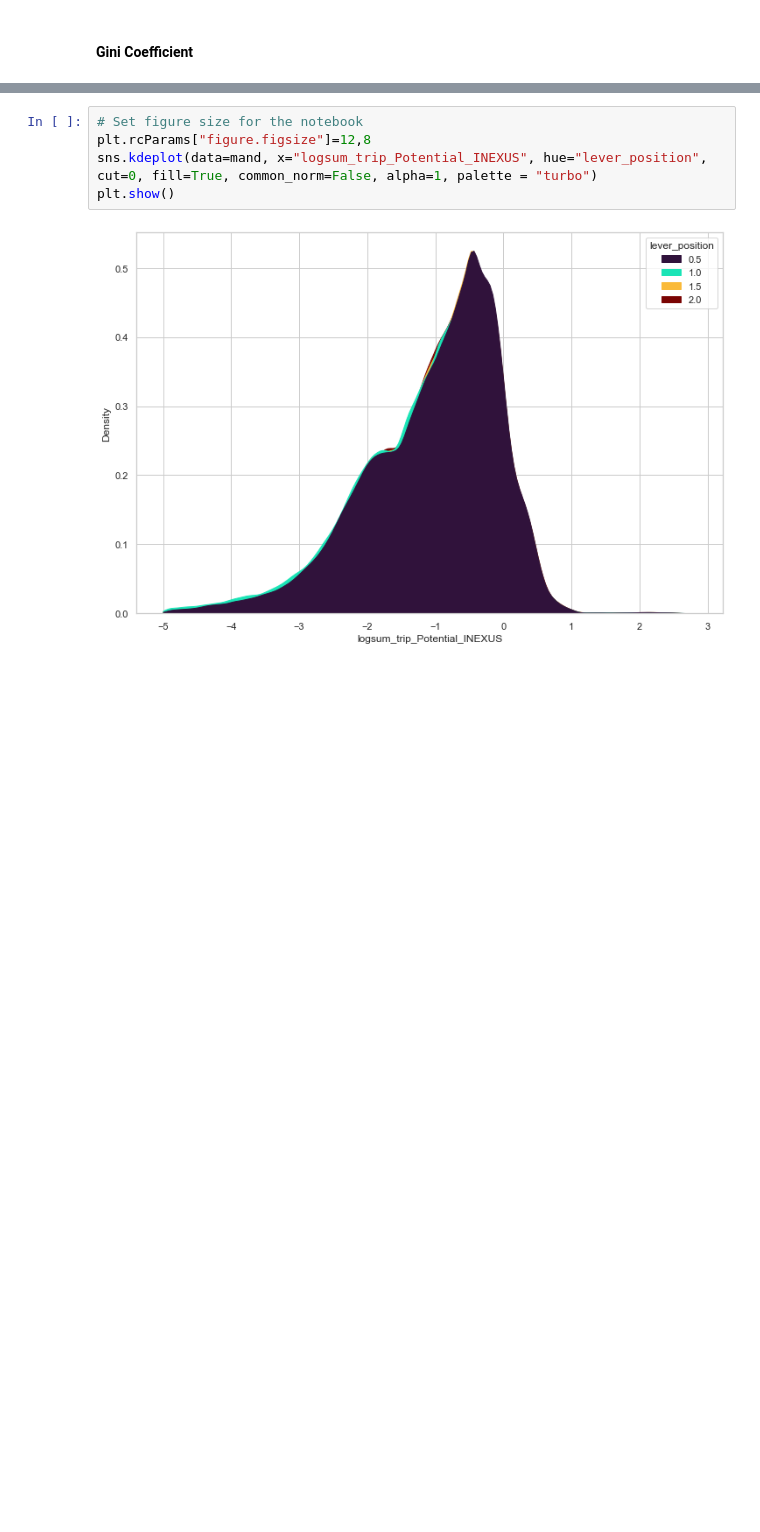
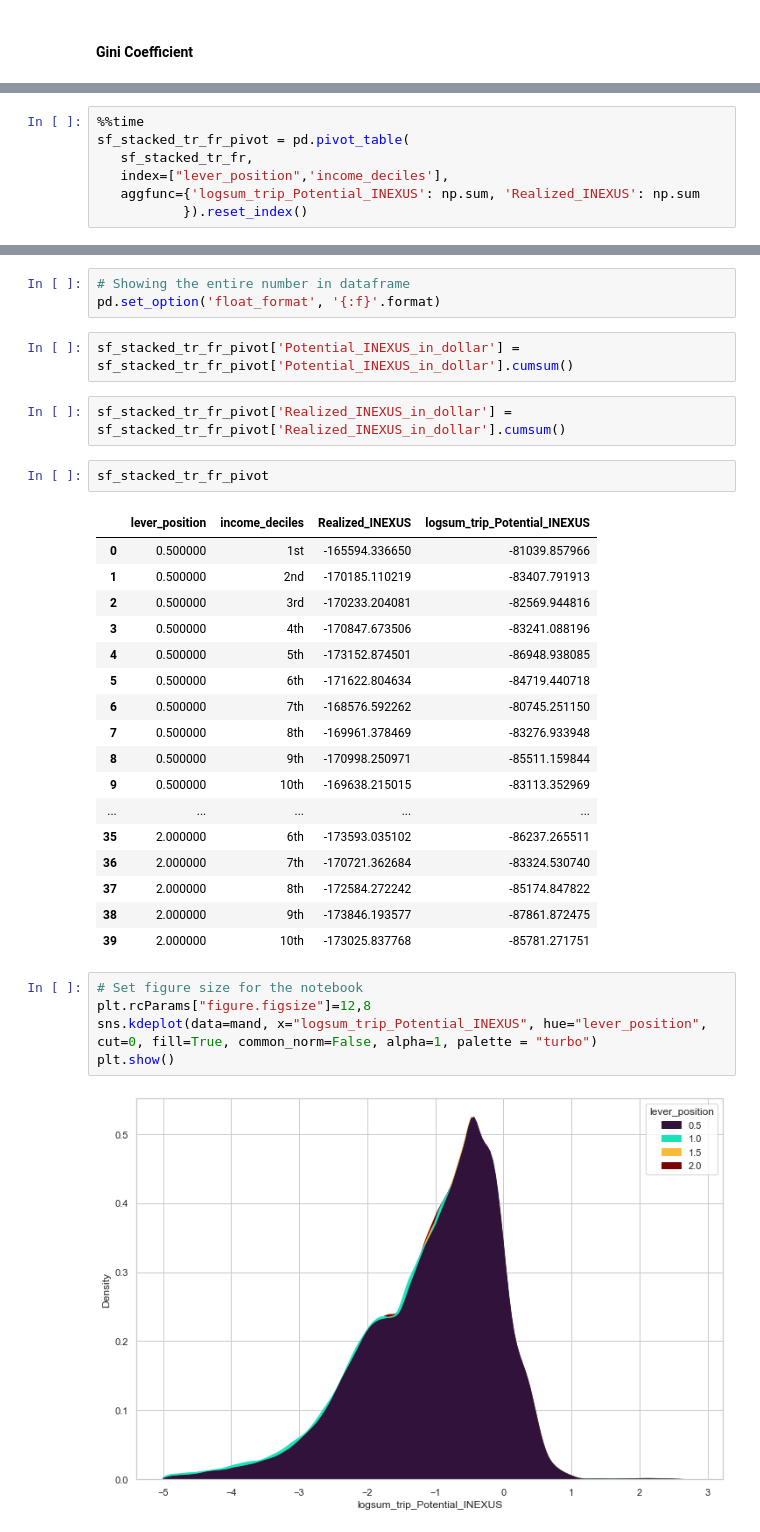
Before and after one commit to LBNL-UCB-STI/beam-core-analysis, a Jupyter notebook: Users/Nazanin/INEXUS_Plots.ipynb, the cells around one changed output, grey strips where cells are left out. Cells and saved outputs as stored; diff of their text form; blank space fills up the shorter version.

Commit message:
INEXUS Updates

```diff
--- a/Users/Nazanin/INEXUS_Plots.ipynb
+++ b/Users/Nazanin/INEXUS_Plots.ipynb
@@ -105,0 +388,7 @@ sf_stacked_tr_fr.head()
+# %%
+%%time
+sf_stacked_tr_fr_pivot = pd.pivot_table(
+   sf_stacked_tr_fr,
+   index=["lever_position",'income_deciles'],
+   aggfunc={'logsum_trip_Potential_INEXUS': np.sum, 'Realized_INEXUS': np.sum
+           }).reset_index()
@@ -106,3 +398,30 @@ sf_stacked_tr_fr.head()
+# %%
+# Showing the entire number in dataframe
+pd.set_option('float_format', '{:f}'.format)
+# %%
+sf_stacked_tr_fr_pivot['Potential_INEXUS_in_dollar'] = sf_stacked_tr_fr_pivot['Potential_INEXUS_in_dollar'].cumsum()
+# %%
+sf_stacked_tr_fr_pivot['Realized_INEXUS_in_dollar'] = sf_stacked_tr_fr_pivot['Realized_INEXUS_in_dollar'].cumsum()
+# %%
+sf_stacked_tr_fr_pivot
+# %% [output]
+|  | lever_position | income_deciles | Realized_INEXUS | logsum_trip_Potential_INEXUS |
+| 0 | 0.500000 | 1st | -165594.336650 | -81039.857966 |
+| 1 | 0.500000 | 2nd | -170185.110219 | -83407.791913 |
+| 2 | 0.500000 | 3rd | -170233.204081 | -82569.944816 |
+| 3 | 0.500000 | 4th | -170847.673506 | -83241.088196 |
+| 4 | 0.500000 | 5th | -173152.874501 | -86948.938085 |
+| 5 | 0.500000 | 6th | -171622.804634 | -84719.440718 |
+| 6 | 0.500000 | 7th | -168576.592262 | -80745.251150 |
+| 7 | 0.500000 | 8th | -169961.378469 | -83276.933948 |
+| 8 | 0.500000 | 9th | -170998.250971 | -85511.159844 |
+| 9 | 0.500000 | 10th | -169638.215015 | -83113.352969 |
+| ... | ... | ... | ... | ... |
+| 35 | 2.000000 | 6th | -173593.035102 | -86237.265511 |
+| 36 | 2.000000 | 7th | -170721.362684 | -83324.530740 |
+| 37 | 2.000000 | 8th | -172584.272242 | -85174.847822 |
+| 38 | 2.000000 | 9th | -173846.193577 | -87861.872475 |
+| 39 | 2.000000 | 10th | -173025.837768 | -85781.271751 |
 # %%
 # Set figure size for the notebook
 plt.rcParams["figure.figsize"]=12,8
```
Also changed, not shown: parts of 94 cells of this notebook, 1 other file.
